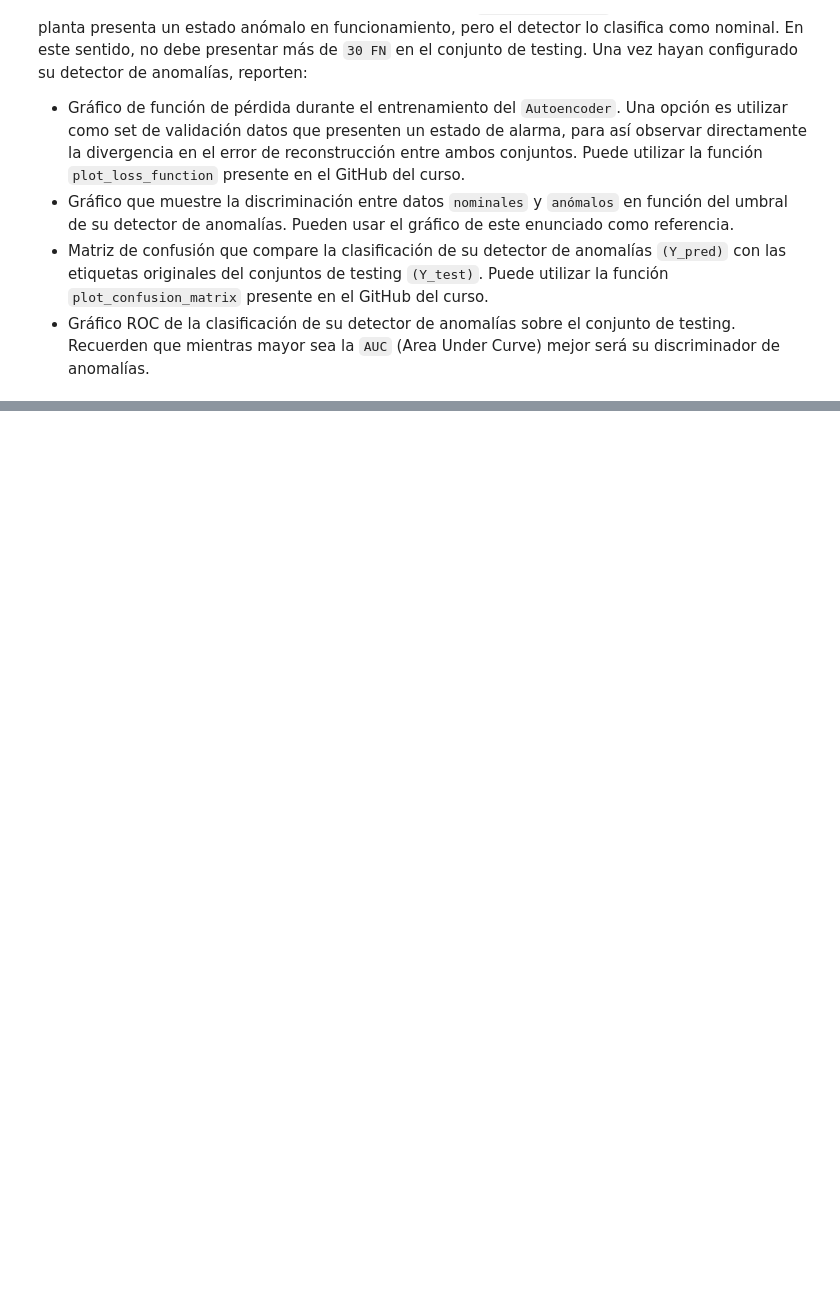
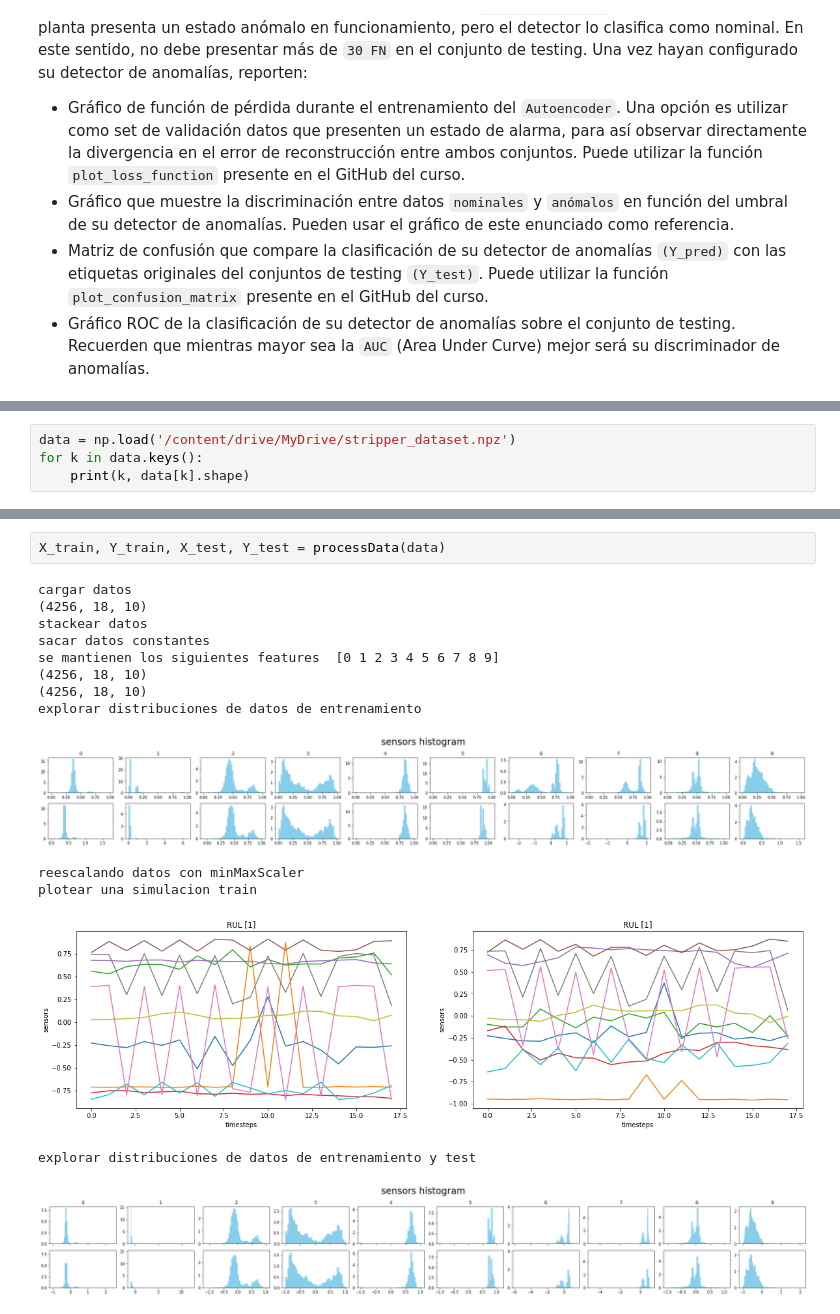
Before and after one commit to MartinVIllesca/ME7260-Aprendizaje-Profundo-en-Diagnostico-y-Pronostico-de-Fallas, a Jupyter notebook: t4/tarea_04.ipynb, the cells around one changed output, grey strips where cells are left out. Cells and saved outputs as stored; diff of their text form; blank space fills up the shorter version.

Commit message:
loading data

```diff
--- a/t4/tarea_04.ipynb
+++ b/t4/tarea_04.ipynb
@@ -34,0 +48,4 @@ El detector de anomalías debe priorizar la disminución de `falsos negativos`,
+# %%
+data = np.load('/content/drive/MyDrive/stripper_dataset.npz')
+for k in data.keys():
+    print(k, data[k].shape)
@@ -34,0 +158,17 @@ El detector de anomalías debe priorizar la disminución de `falsos negativos`,
+# %%
+X_train, Y_train, X_test, Y_test = processData(data)
+# %% [output]
+cargar datos
+(4256, 18, 10)
+stackear datos
+sacar datos constantes
+se mantienen los siguientes features  [0 1 2 3 4 5 6 7 8 9]
+(4256, 18, 10)
+(4256, 18, 10)
+explorar distribuciones de datos de entrenamiento
+[figure, added]
+reescalando datos con minMaxScaler
+plotear una simulacion train
+[figure, added]
+explorar distribuciones de datos de entrenamiento y test
+[figure, added]
```
Also changed, not shown: parts of 5 cells of this notebook.
